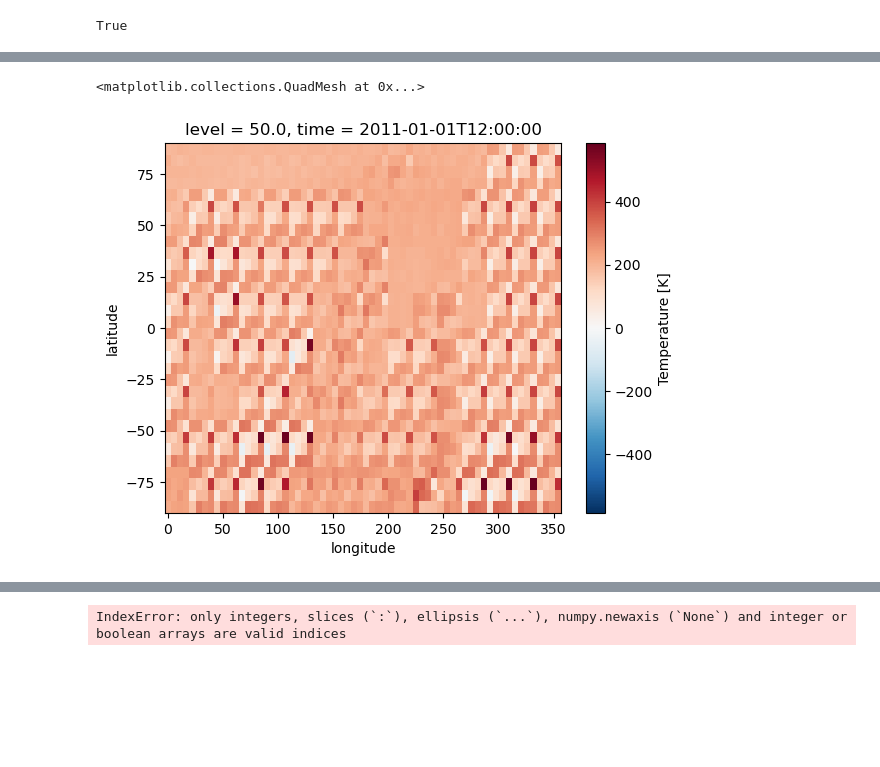
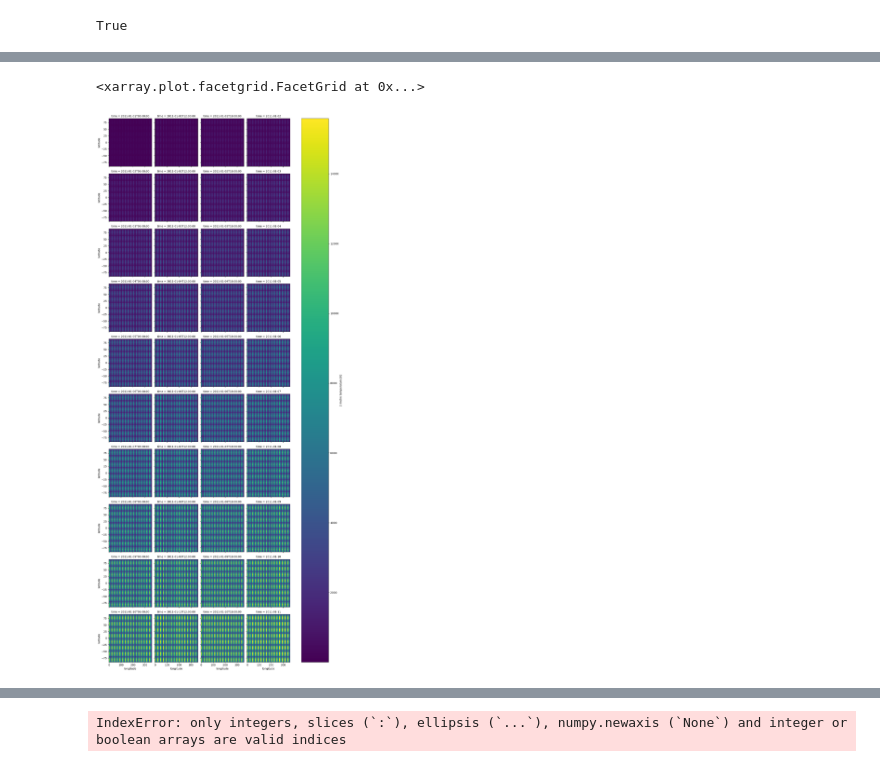
Before and after one commit to ACCESS-Community-Hub/PyEarthTools, a Jupyter notebook: notebooks/tutorial/EvaluateMiniMax.ipynb, the cells around one changed output, grey strips where cells are left out. Saved outputs shown, nothing was run; the diff lists cells and outputs as text; code cells hidden in the pictures; blank space fills up the shorter version.

```diff
--- a/notebooks/tutorial/EvaluateMiniMax.ipynb
+++ b/notebooks/tutorial/EvaluateMiniMax.ipynb
@@ -50,17 +74,16 @@ True
 # %%
-accessor = pyearthtools.tutorial.ERA5DataClass.ERA5LowResDemoIndex(['10m_u_component_of_wind',
-                                                       '10m_v_component_of_wind',
-                                                       '2m_temperature',
-                                                       'mean_sea_level_pressure',
-                                                       'geopotential',
-                                                       'toa_incident_solar_radiation_6hr',
-                                                       'temperature'],
-                                                    filename_override=file_location)
+accessor = pyearthtools.tutorial.ERA5DataClass.ERA5LowResDemoIndex([
+                 '10m_u_component_of_wind',
+                 '10m_v_component_of_wind',
+                 'mean_sea_level_pressure',
+                 '2m_temperature'],
+filename_override=file_location)
 # %%
 data_pipeline = pyearthtools.pipeline.Pipeline(
     accessor,
     pyearthtools.data.transforms.coordinates.StandardLongitude(type="0-360"),
-    pyearthtools.pipeline.operations.xarray.reshape.CoordinateFlatten("level"),
+    # pyearthtools.pipeline.operations.xarray.reshape.CoordinateFlatten("level"),
+    # fourcastnext.CropToRectangleSmall(),
     pyearthtools.pipeline.modifications.TemporalRetrieval(
         concat=True, samples=((-6, 1), (6, 2, 6))
     ),
@@ -69,4 +92,4 @@ data_pipeline = pyearthtools.pipeline.Pipeline(
     sampler=pyearthtools.pipeline.samplers.Default(),
     iterator=pyearthtools.pipeline.iterators.DateRange(1980, 2016, interval='6 hours')
 )
-data_pipeline
+# data_pipeline
@@ -87,7 +109,8 @@ datamodule = pyearthtools.training.data.lightning.PipelineLightningDataModule(
 )
 # %%
 # IMPORTANT! Your checkpoints will be in a unique location based on your training!
-full_checkpoint_path = '/scratch/kd24/tjl548/ML/MiniMax/Checkpoints/Train/model-epoch=00-step=8000.ckpt.ckpt'
+# full_checkpoint_path = '/scratch/kd24/tjl548/ML/MiniMax/Checkpoints/Train/model-epoch=00-step=52000.ckpt'
+full_checkpoint_path = '/scratch/kd24/tjl548/ML/MiniMax/Checkpoints/Train/model-epoch=00-step=2000.ckpt'
 # %%
 pmodel = fourcastnext.registered_model.FourCastNextRM(
     pipeline=data_pipeline,
@@ -99,5 +122,5 @@ pmodel = fourcastnext.registered_model.FourCastNextRM(
                               'depth': 12,
                              },
     output='.',
-    lead_time=24
+    lead_time=240
 )
@@ -109,5 +152,5 @@ FileNotFoundError: [Errno 2] No such file or directory: '/scratch/kd24/tjl548/ML
 # %%
-prediction.temperature.sel({'level': 50}).isel({'time': 1}).plot(x='longitude', y='latitude')
+(prediction['2m_temperature']-273).plot(x='longitude', y='latitude', col="time", col_wrap=4)
 # %% [output]
-<matplotlib.collections.QuadMesh at 0x...>
+<xarray.plot.facetgrid.FacetGrid at 0x...>
-[figure, old version]
+[figure, new version]
```
Also changed, not shown: parts of 6 cells of this notebook, 1 other file.
